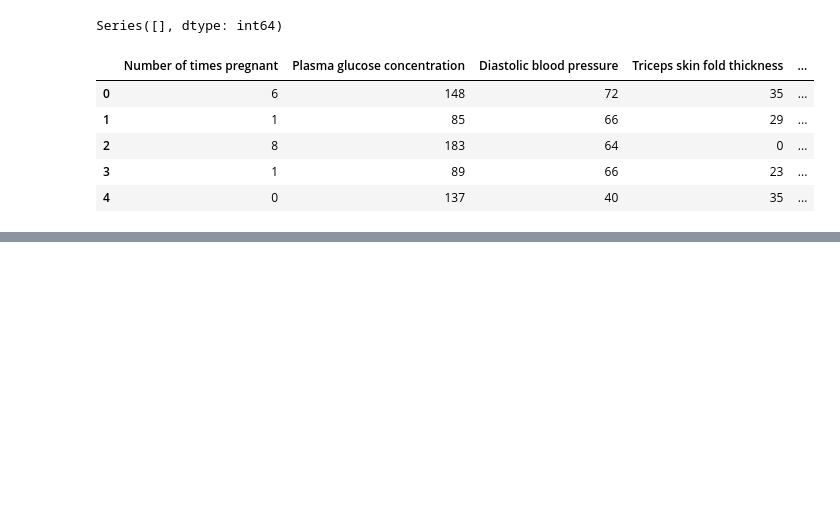
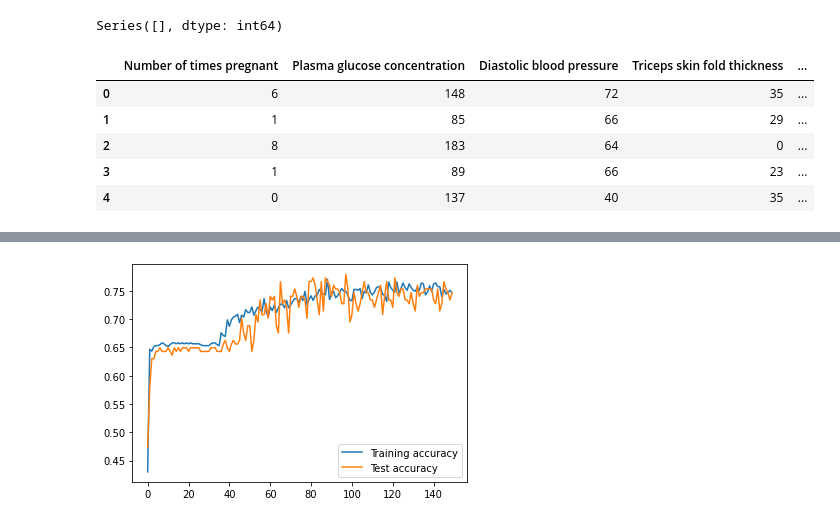
Before and after one commit to plaban1981/Deep-Learning-KERAS, a Jupyter notebook: Keras_deep_learning_Chapter_2.ipynb, the cells around one changed output, grey strips where cells are left out. Drawn from its saved outputs; the diff is of its cells as text; code cells hidden in the pictures; blank space fills up the shorter version.

```diff
--- a/Keras_deep_learning_Chapter_2.ipynb
+++ b/Keras_deep_learning_Chapter_2.ipynb
@@ -246,0 +82,6 @@ gen     nevals  avg                             std
+# %%
+model = Sequential()
+# %%
+model.add(Dense(128,input_dim=8,activation='relu'))
+model.add(Dense(8,activation='relu'))
+model.add(Dense(1,activation='sigmoid'))
@@ -246,0 +90,3 @@ gen     nevals  avg                             std
+# %%
+model.compile(optimizer='adam',loss='binary_crossentropy',metrics=['accuracy'])
+model.summary()
@@ -246,0 +118,2 @@ gen     nevals  avg                             std
+# %%
+history = model.fit(X_train,y_train,epochs=150,validation_data=(X_test,y_test),verbose=2,shuffle=True)
@@ -246,0 +138,8 @@ gen     nevals  avg                             std
+# %%
+import matplotlib.pyplot as plt
+plt.plot(history.history['accuracy'],label='Training accuracy')
+plt.plot(history.history['val_accuracy'],label='Test accuracy')
+plt.legend()
+plt.show()
+# %% [output]
+[figure, added]
```
Also changed, not shown: parts of 23 cells of this notebook.
